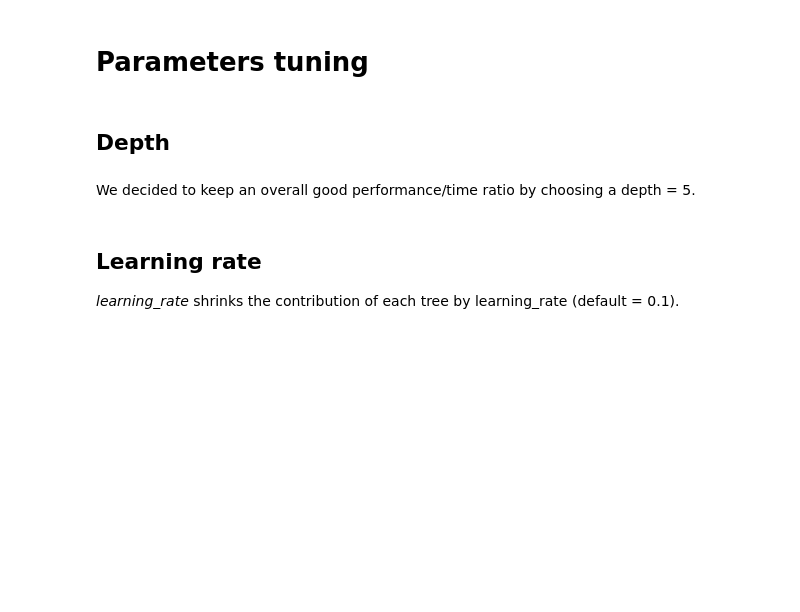
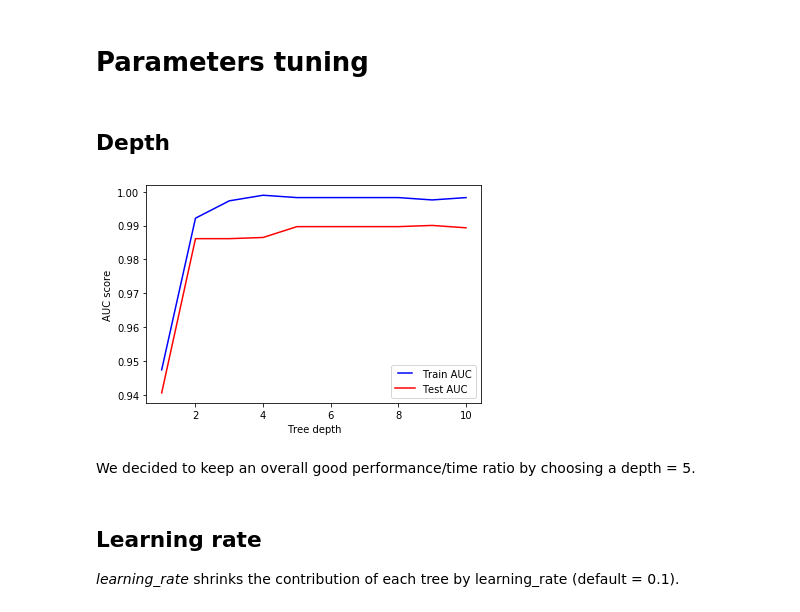
Before and after one commit to roussieau/masterthesis, a Jupyter notebook: src/machine_learning/trees/gradient_boosting/parameters_tuning.ipynb, the cells around one changed output. Cells and saved outputs as stored; diff of their text form; code cells hidden in the pictures; blank space fills up the shorter version.

```diff
--- a/src/machine_learning/trees/gradient_boosting/parameters_tuning.ipynb
+++ b/src/machine_learning/trees/gradient_boosting/parameters_tuning.ipynb
@@ -18,27 +18,29 @@ data_train, data_test, target_train, target_test = train_test_split(data,target,
 # %% [markdown]
 ## Depth
 # %%
-max_depths = np.linspace(1, 32, 32, endpoint=True)
+max_depths = np.linspace(1, 10, 10, endpoint=True)
 train_results = []
 test_results = []
 for max_depth in max_depths:
    rf = GradientBoostingClassifier(max_depth=max_depth, random_state=0)
    rf.fit(data_train, target_train)
    train_pred = rf.predict(data_train)
    false_positive_rate, true_positive_rate, thresholds = roc_curve(target_train, train_pred)
    roc_auc = auc(false_positive_rate, true_positive_rate)
    train_results.append(roc_auc)
    y_pred = rf.predict(data_test)
    false_positive_rate, true_positive_rate, thresholds = roc_curve(target_test, y_pred)
    roc_auc = auc(false_positive_rate, true_positive_rate)
    test_results.append(roc_auc)
 from matplotlib.legend_handler import HandlerLine2D
 line1, = plt.plot(max_depths, train_results, 'b', label="Train AUC")
 line2, = plt.plot(max_depths, test_results, 'r', label="Test AUC")
 plt.legend(handler_map={line1: HandlerLine2D(numpoints=2)})
 plt.ylabel('AUC score')
 plt.xlabel('Tree depth')
 plt.show()
+# %% [output]
+[figure, added]
 # %% [markdown]
 We decided to keep an overall good performance/time ratio by choosing a depth = 5.
 # %% [markdown]
```
Also changed, not shown: parts of 7 cells of this notebook, 26 other files.
